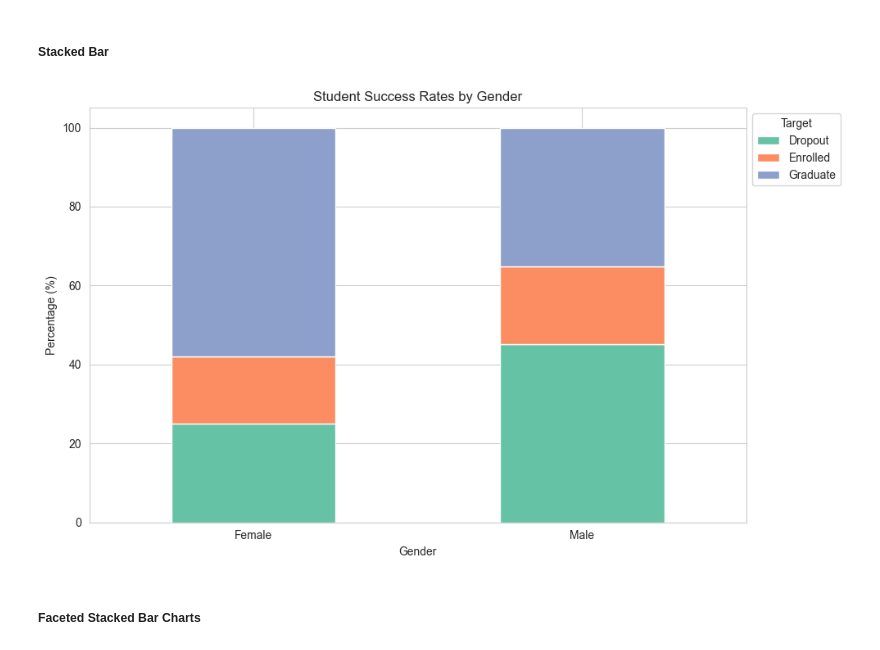
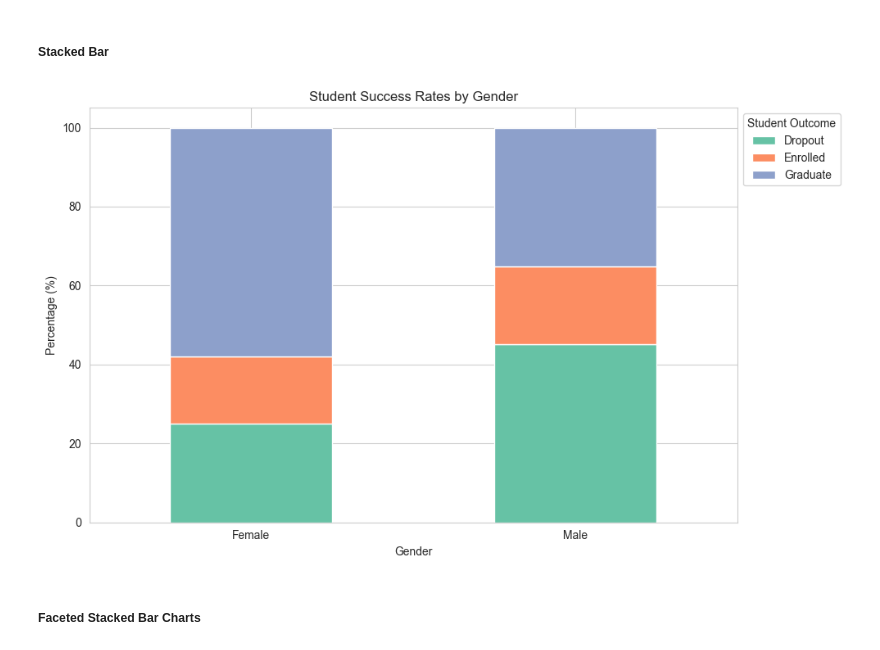
Before and after one commit to evaktar/AIandML, a Jupyter notebook: assessment.ipynb, the cells around one changed output. Saved outputs shown, nothing was run; the diff lists cells and outputs as text; code cells hidden in the pictures.

```diff
--- a/assessment.ipynb
+++ b/assessment.ipynb
@@ -702,40 +702,41 @@ treemap_plot(df_categorical, "Father's occupation")
 # %% [markdown]
 ##### Stacked Bar
 # %%
-def stacked_bar_success(df, demographic_col, mappings=feature_mappings, target_col='Target'):
+def stacked_bar_success(df, demographic_column, mappings=feature_mappings, target_column='Student outcome'):
     try:
         # Map numeric codes to attribute mappings (descriptive names)
-        df[demographic_col] = df[demographic_col].map(mappings[col])
+        df[demographic_column] = df[demographic_column].map(mappings[col])
     except KeyError:
         pass
 
     # Count values of attribute
-    counts = df.groupby([demographic_col, target_col]).size().reset_index(name='count')
+    counts = df.groupby([demographic_column, target_column]).size().reset_index(name='count')
 
     # Pivot to wide format for stacked plot
-    df_pivot = counts.pivot(index=demographic_col, columns=target_col, values='count').fillna(0)
+    df_pivot = counts.pivot(index=demographic_column, columns=target_column, values='count').fillna(0)
 
     # Normalise to percentages
     df_pivot = df_pivot.div(df_pivot.sum(axis=1), axis=0) * 100
 
-    # Set palette by num of categories
+    # Set palette by number of categories
     palette = sns.color_palette("Set2", n_colors=df_pivot.shape[1])
 
     # Plot the graph
     ax = df_pivot.plot(kind='bar', stacked=True, figsize=(10, 6), color=palette)
     ax.set_xticklabels(ax.get_xticklabels(), rotation=0, ha="center")
-    plt.title(f"Student Success Rates by {demographic_col}")
+    plt.title(f"Student Success Rates by {demographic_column}")
     plt.ylabel("Percentage (%)")
-    plt.xlabel(demographic_col)
-    plt.legend(title=target_col, bbox_to_anchor=(1, 1), loc='upper left')
+    plt.xlabel(demographic_column)
+    target_column = target_column.title() # Capitalise title
+    plt.legend(title=target_column, bbox_to_anchor=(1, 1), loc='upper left')
     plt.tight_layout()
     plt.show()
 
 # Gender
 df_temp = df_eda.copy()
 stacked_bar_success(df_temp, 'Gender')
 # %% [output]
-[figure, old version]
+[figure, new version]
 # %% [markdown]
 ##### Faceted Stacked Bar Charts
 # %%
```
Also changed, not shown: parts of 3 cells of this notebook.
